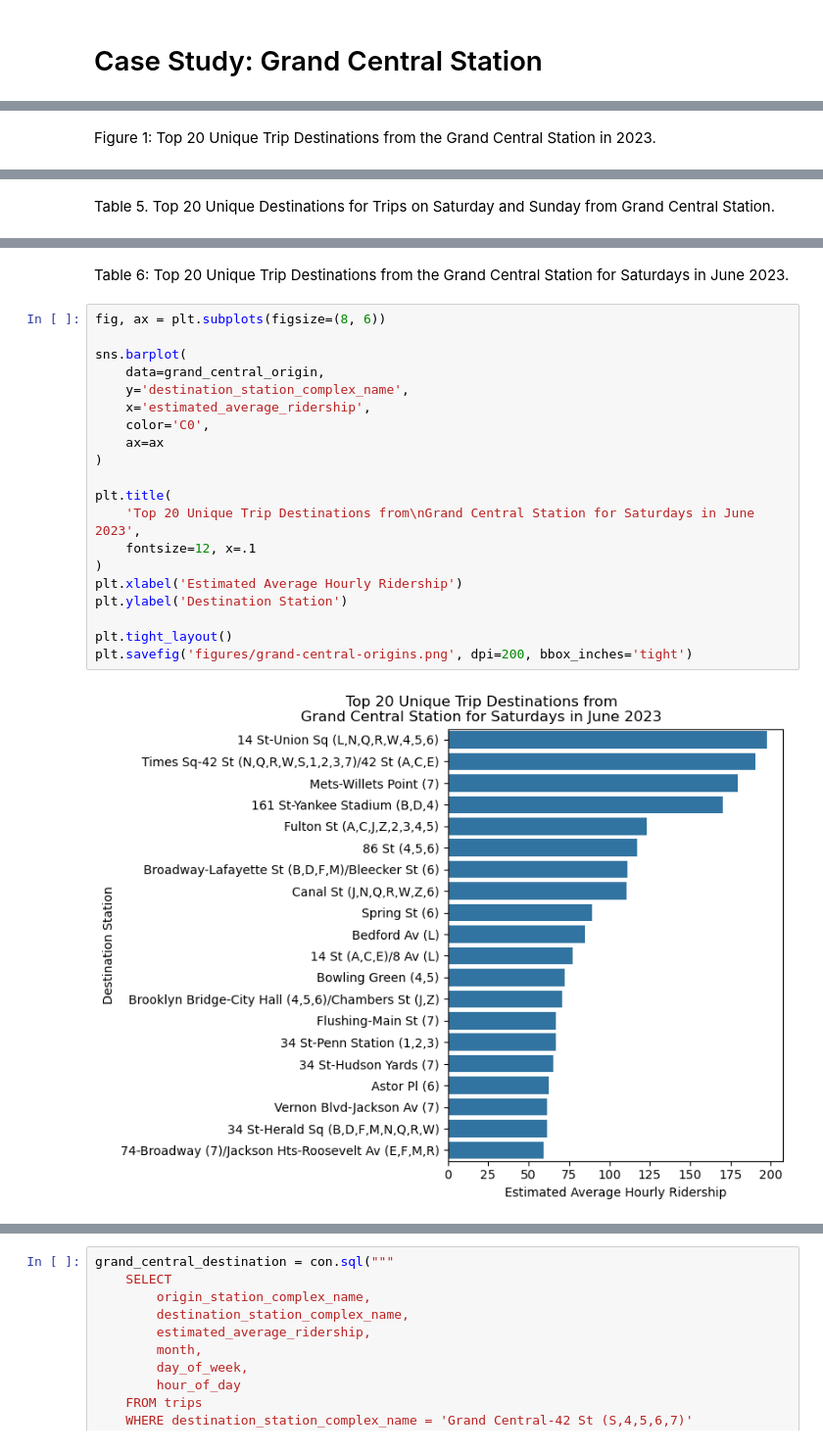
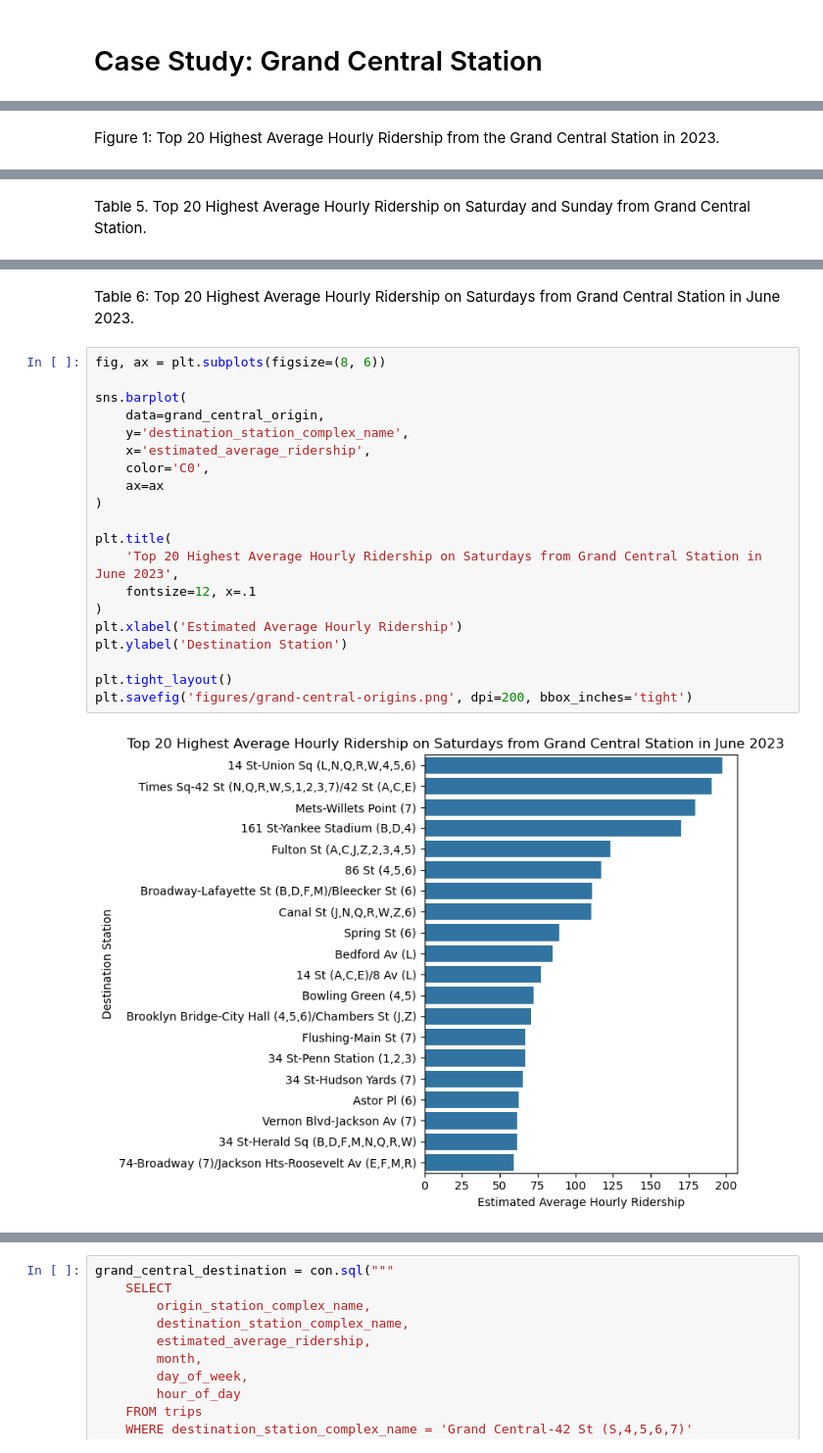
Before and after one commit to mebauer/mta-data, a Jupyter notebook: subway-trips.ipynb, the cells around one changed output, grey strips where cells are left out. Shown: that part at 98% size. Drawn from its saved outputs; the diff is of its cells as text.

```diff
--- a/subway-trips.ipynb
+++ b/subway-trips.ipynb
@@ -314,5 +321,5 @@ plt.savefig('figures/grand-central-destinations.png', dpi=200, bbox_inches='tigh
 # %% [markdown]
-Figure 1: Top 20 Unique Trip Destinations from the Grand Central Station in 2023.
+Figure 1: Top 20 Highest Average Hourly Ridership from the Grand Central Station in 2023.
 # %%
 con.sql("""
     SELECT
@@ -349,7 +356,7 @@ con.sql("""
 | 18 | Grand Central-42 St (S,4,5,6,7) | 77 St (6) | 90.9458 | 10 | Saturday | 13 |
 | 19 | Grand Central-42 St (S,4,5,6,7) | Bedford Av (L) | 84.8360 | 6 | Saturday | 13 |
 # %% [markdown]
-Table 5. Top 20 Unique Destinations for Trips on Saturday and Sunday from Grand Central Station.
+Table 5. Top 20 Highest Average Hourly Ridership on Saturday and Sunday from Grand Central Station.
 # %%
 grand_central_origin = con.sql("""
     SELECT
@@ -387,27 +394,27 @@ grand_central_origin
 | 18 | Grand Central-42 St (S,4,5,6,7) | 34 St-Herald Sq (B,D,F,M,N,Q,R,W) | 61.3280 | 6 | Saturday | 17 |
 | 19 | Grand Central-42 St (S,4,5,6,7) | 74-Broadway (7)/Jackson Hts-Roose... | 59.3175 | 6 | Saturday | 15 |
 # %% [markdown]
-Table 6: Top 20 Unique Trip Destinations from the Grand Central Station for Saturdays in June 2023.
+Table 6: Top 20 Highest Average Hourly Ridership on Saturdays from Grand Central Station in June 2023.
 # %%
 fig, ax = plt.subplots(figsize=(8, 6))
 
 sns.barplot(
     data=grand_central_origin,
     y='destination_station_complex_name',
     x='estimated_average_ridership',
     color='C0',
     ax=ax
 )
 
 plt.title(
-    'Top 20 Unique Trip Destinations from\nGrand Central Station for Saturdays in June 2023',
+    'Top 20 Highest Average Hourly Ridership on Saturdays from Grand Central Station in June 2023',
     fontsize=12, x=.1
 )
 plt.xlabel('Estimated Average Hourly Ridership')
 plt.ylabel('Destination Station')
 
 plt.tight_layout()
 plt.savefig('figures/grand-central-origins.png', dpi=200, bbox_inches='tight')
 # %% [output]
-[figure, old version]
+[figure, new version]
 # %% [markdown]
```
Also changed, not shown: parts of 16 cells of this notebook, 5 other files.
